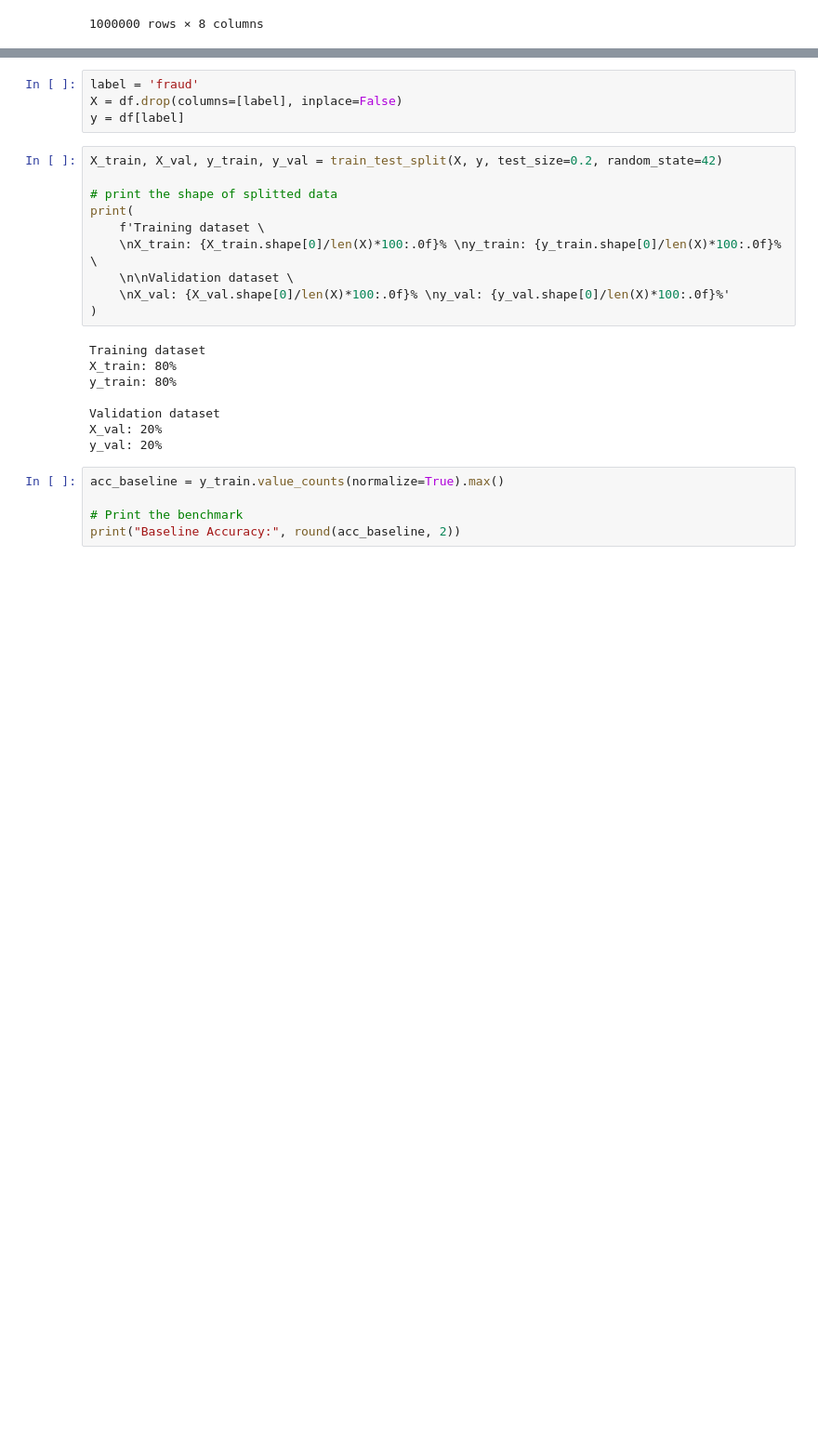
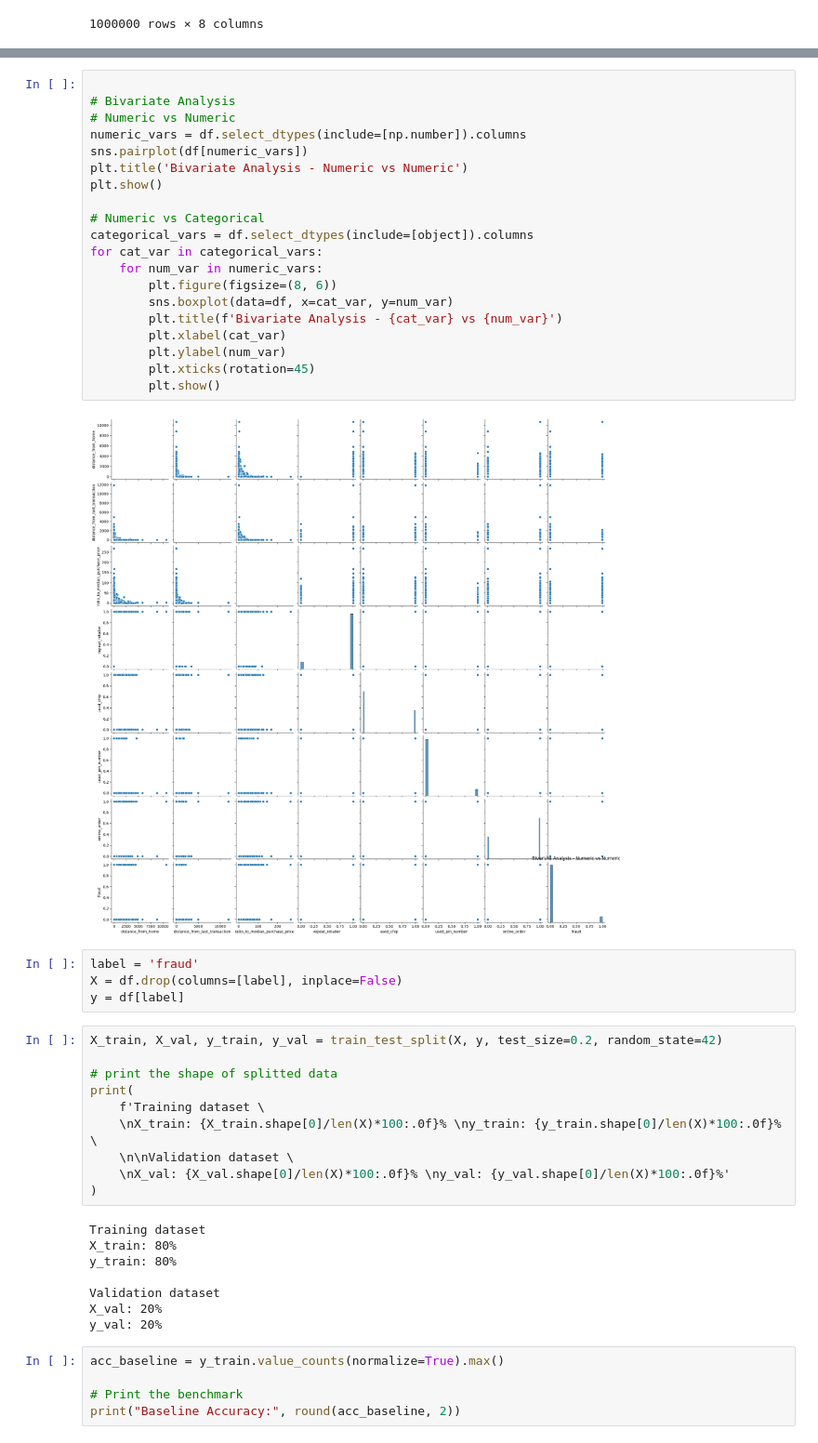
Before and after one commit to MckyleM/MLG_Project2_Fraud_Detection, a Jupyter notebook: Step_by_step.ipynb, the cells around one changed output, grey strips where cells are left out. Shown at 93% size. Saved outputs shown, nothing was run; the diff lists cells and outputs as text; blank space fills up the shorter version.

```diff
--- a/Step_by_step.ipynb
+++ b/Step_by_step.ipynb
@@ -157,3 +190,25 @@ df
+# %%
+
+# Bivariate Analysis
+# Numeric vs Numeric
+numeric_vars = df.select_dtypes(include=[np.number]).columns
+sns.pairplot(df[numeric_vars])
+plt.title('Bivariate Analysis - Numeric vs Numeric')
+plt.show()
+
+# Numeric vs Categorical
+categorical_vars = df.select_dtypes(include=[object]).columns
+for cat_var in categorical_vars:
+    for num_var in numeric_vars:
+        plt.figure(figsize=(8, 6))
+        sns.boxplot(data=df, x=cat_var, y=num_var)
+        plt.title(f'Bivariate Analysis - {cat_var} vs {num_var}')
+        plt.xlabel(cat_var)
+        plt.ylabel(num_var)
+        plt.xticks(rotation=45)
+        plt.show()
+# %% [output]
+[figure, added]
 # %%
 label = 'fraud'
 X = df.drop(columns=[label], inplace=False)
```
Also changed, not shown: parts of 3 cells of this notebook.
